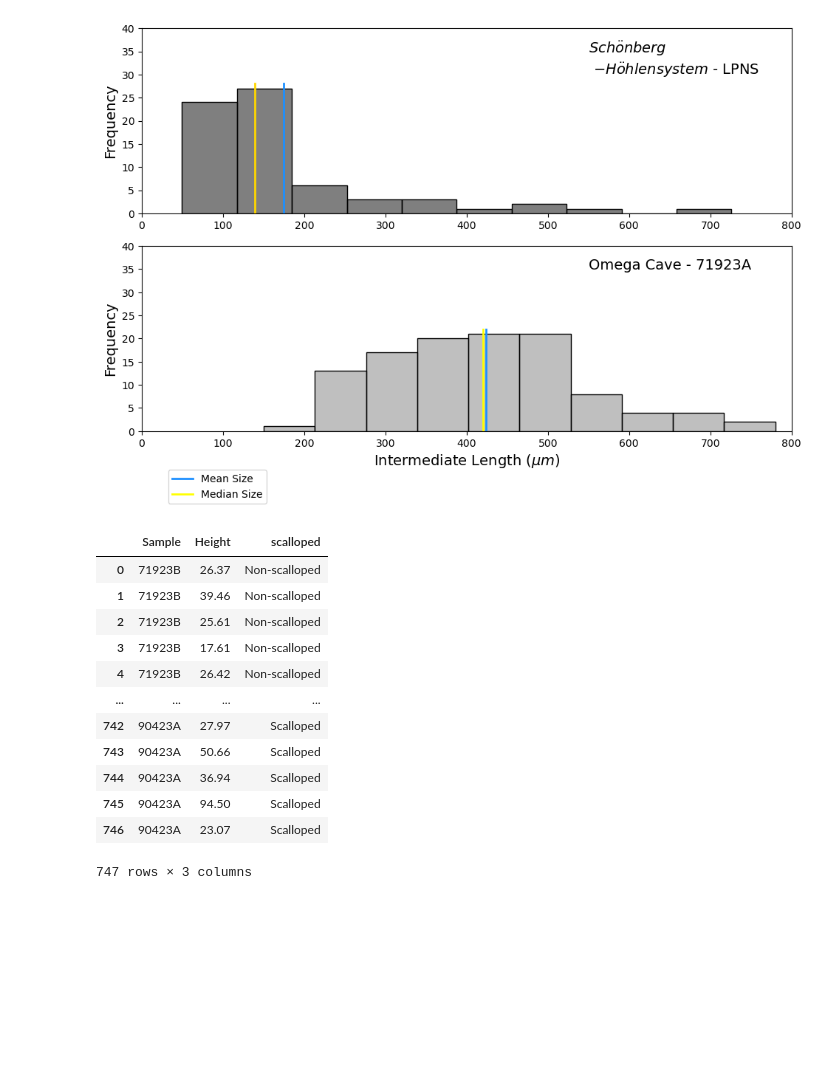
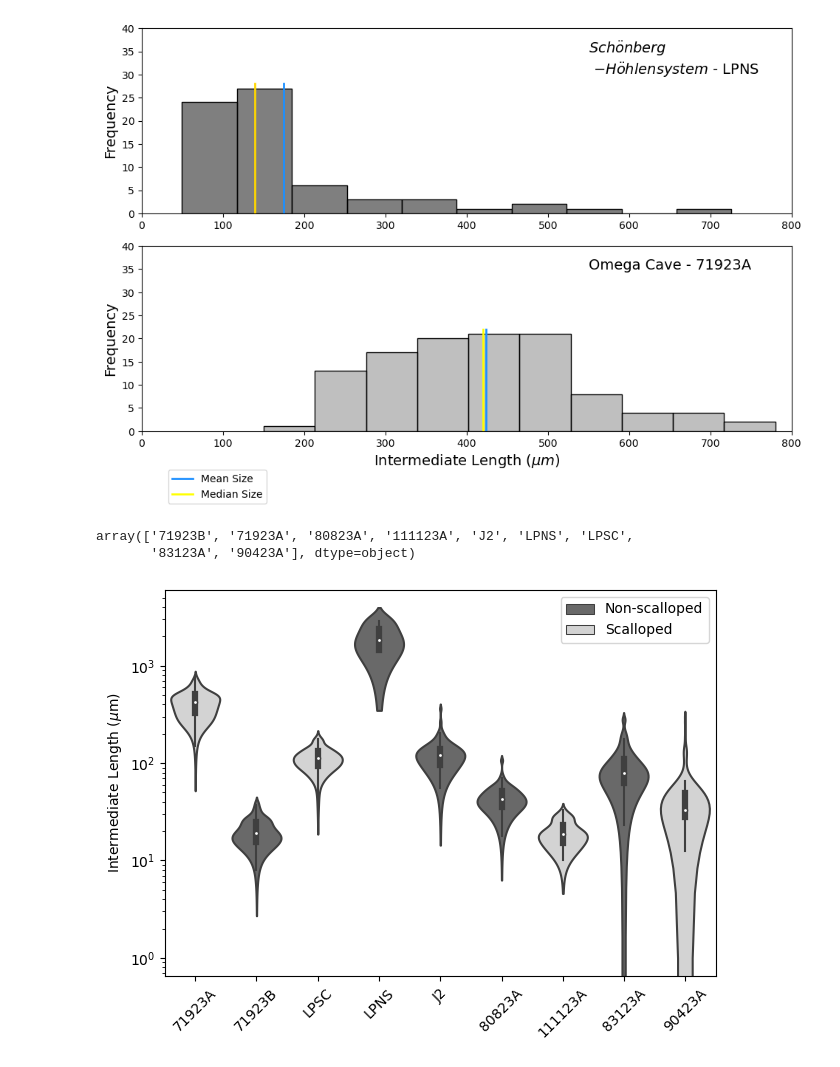
Before and after one commit to ethanoleson/Scallop_code, a Jupyter notebook: grain_size/grain_size.ipynb, the cells around one changed output. Cells and saved outputs as stored; diff of their text form; code cells hidden in the pictures; blank space fills up the shorter version.

```diff
--- a/grain_size/grain_size.ipynb
+++ b/grain_size/grain_size.ipynb
@@ -341,23 +341,25 @@ plt.show()
 [figure]
 # %%
 violin_data = pd.read_csv('Oleson_grain_size_forViolin.csv')
-violin_data
+violin_data['Sample'].unique()
 # %% [output]
-|  | Sample | Height | scalloped |
-| 0 | 71923B | 26.37 | Non-scalloped |
-| 1 | 71923B | 39.46 | Non-scalloped |
-| 2 | 71923B | 25.61 | Non-scalloped |
-| 3 | 71923B | 17.61 | Non-scalloped |
-| 4 | 71923B | 26.42 | Non-scalloped |
-| ... | ... | ... | ... |
-| 742 | 90423A | 27.97 | Scalloped |
-| 743 | 90423A | 50.66 | Scalloped |
-| 744 | 90423A | 36.94 | Scalloped |
-| 745 | 90423A | 94.50 | Scalloped |
-| 746 | 90423A | 23.07 | Scalloped |
-747 rows × 3 columns
+array(['71923B', '71923A', '80823A', '111123A', 'J2', 'LPNS', 'LPSC',
+       '83123A', '90423A'], dtype=object)
 # %%
 violinplot_pallete = {"Scalloped": "lightgray", "Non-scalloped": "dimgray"}
+# %%
+fig, ax = plt.subplots()
+sns.violinplot(violin_data, y = 'Height', x = 'Sample', ax= ax, hue= 'scalloped',palette= violinplot_pallete, dodge=False, order=['71923A', '71923B', 'LPSC', 'LPNS', 'J2', '80823A', '111123A', '83123A', '90423A' ])
+plt.xticks(rotation = 45)
+ax.set_xlabel('')
+ax.set_ylabel('Intermediate Length ($\mu$m)')
+plt.legend(title = '')
+ax.set_yscale('log')
+plt.tight_layout()
+plt.savefig('grain_size_violin_plots.png', dpi =600, bbox_inches = 'tight' )
+plt.show()
+# %% [output]
+[figure, added]
 # %%
 fig, ax = plt.subplots()
 sns.violinplot(violin_data, y = 'Height', x = 'Sample', ax= ax, hue= 'scalloped', palette= violinplot_pallete, dodge=False, order= [""])
```
Also changed, not shown: parts of 1 cell of this notebook, 4 other files.
